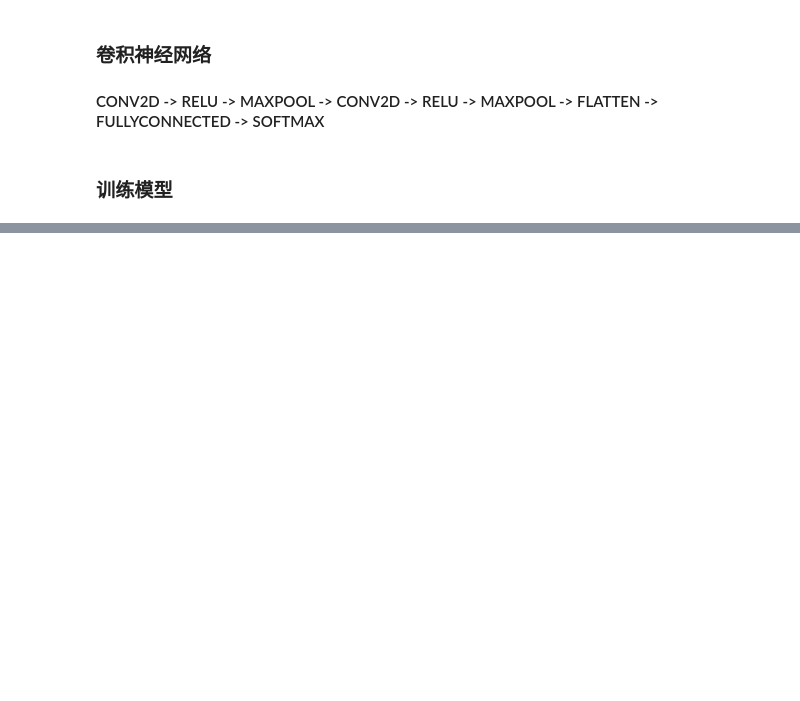
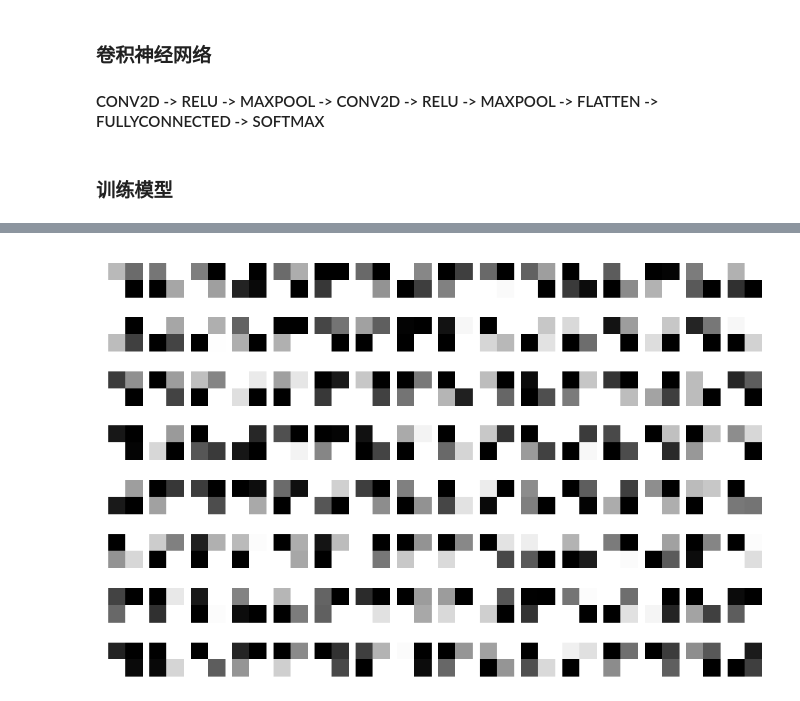
Before and after one commit to Morrowind1983/deeplearning.ai-exercises, a Jupyter notebook: 04 Convolutional Neural Networks/Week 1/Exercise.ipynb, the cells around one changed output, grey strips where cells are left out. Cells and saved outputs as stored; diff of their text form; code cells hidden in the pictures; blank space fills up the shorter version.

```diff
--- a/04 Convolutional Neural Networks/Week 1/Exercise.ipynb
+++ b/04 Convolutional Neural Networks/Week 1/Exercise.ipynb
@@ -298,0 +318,11 @@ except IOError:
+# %%
+# 可视化卷积层2的16个2*2*8的过滤器
+fig = plt.figure()
+for i in range(16):
+    for j in range(8):
+        ax = fig.add_subplot(8, 16, j * 16 + i + 1)
+        ax.matshow(1 / (1 + np.exp(-parameters['CONV2W'][:, :, j, i])), cmap=plt.get_cmap('gray'), interpolation='nearest')
+        ax.axis('off')
+plt.show()
+# %% [output]
+[figure, added]
```
Also changed, not shown: parts of 8 cells of this notebook, 1 other file.
